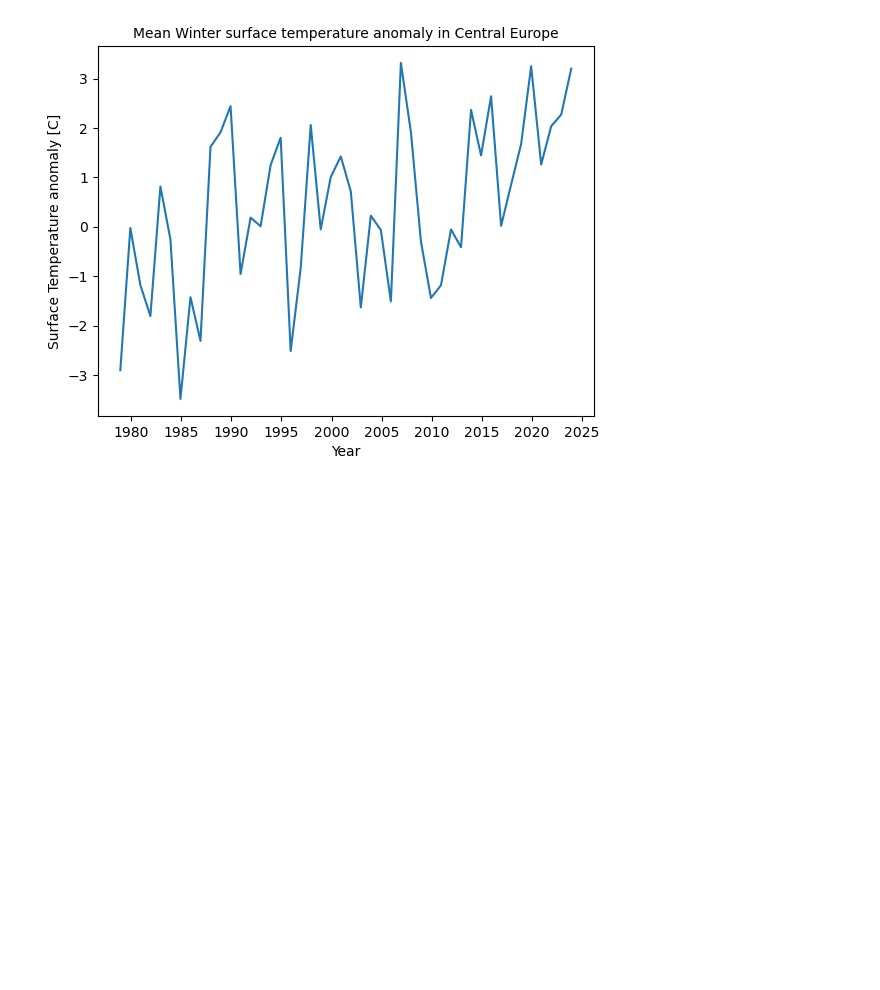
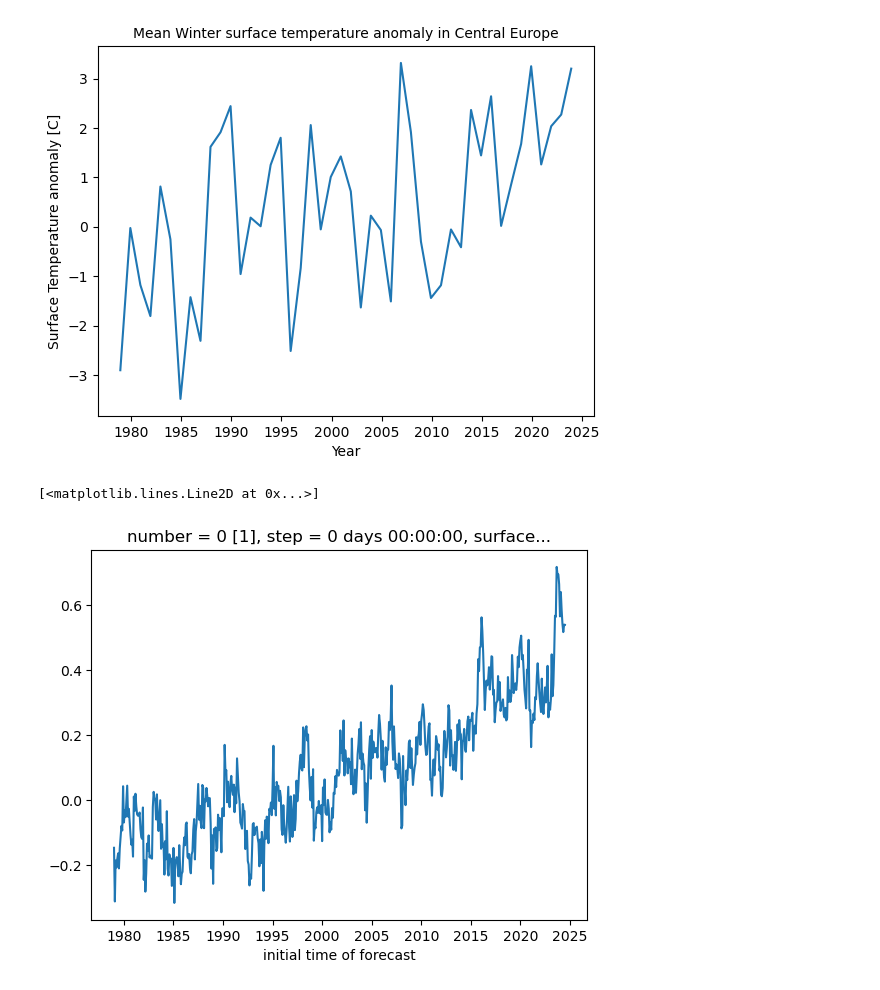
Before and after one commit to bopen/earthdatahub-notebooks, a Jupyter notebook: use-cases/tutorial-era5-ecv-for-climate-change.ipynb, the cells around one changed output. Cells and saved outputs as stored; diff of their text form; code cells hidden in the pictures; blank space fills up the shorter version.

Commit message:
Added global temperature anomaly

```diff
--- a/use-cases/tutorial-era5-ecv-for-climate-change.ipynb
+++ b/use-cases/tutorial-era5-ecv-for-climate-change.ipynb
@@ -28,7 +28,7 @@ To preview the data, only the dataset metadata must be downloaded. Xarray does t
 import xarray as xr
 
 ds = xr.open_dataset(
-    "https://data.earthdatahub.destine.eu/more-era5/ecv-for-climate-change-1981-2010-anomaly-v0",
+    "https://edh:edh_pat_23a2b81aefcdb2ae1069d181fb3d026da9dc473ff3652113219e96b681bc3aff9c503025c5d952a71a3e15c23251e913@data.earthdatahub.destine.eu/more-era5/ecv-for-climate-change-1981-2010-anomaly-v0",
     storage_options={"client_kwargs":{"trust_env":True}},
     chunks={},
     engine="zarr",
@@ -237,3 +237,10 @@ plt.title("Mean Winter surface temperature anomaly in Central Europe", size=10)
 plt.show()
 # %% [output]
 [figure]
+# %%
+import numpy as np
+
+(t2m_anomaly * np.cos(np.deg2rad(t2m_anomaly.latitude))).mean(["latitude", "longitude"]).plot()
+# %% [output]
+[<matplotlib.lines.Line2D at 0x...>]
+[figure, added]
```
Also changed, not shown: parts of 1 cell of this notebook.
